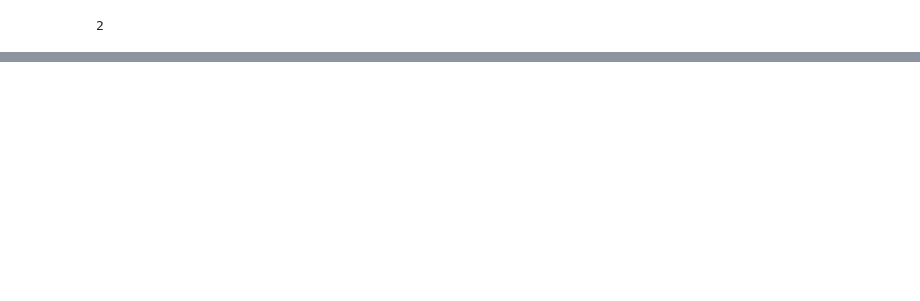
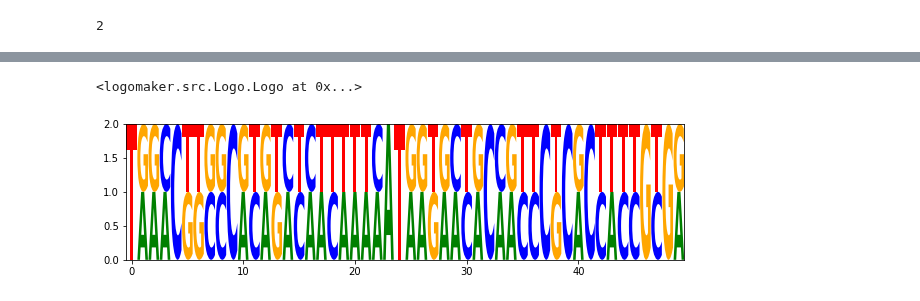
Before and after one commit to L-F-S/cas_mining, a Jupyter notebook: 8pamsearch/23-09-2019_search_for_PAMS.ipynb, the cells around one changed output, grey strips where cells are left out. Saved outputs shown, nothing was run; the diff lists cells and outputs as text; code cells hidden in the pictures; blank space fills up the shorter version.

```diff
--- a/8pamsearch/23-09-2019_search_for_PAMS.ipynb
+++ b/8pamsearch/23-09-2019_search_for_PAMS.ipynb
@@ -351,0 +393,5 @@ lm.Logo(counts_mat)
+# %%
+
+counts_mat = lm.alignment_to_matrix(downstream_seqs_rvc)
+counts_mat.to_csv(outdir+"downstream_rvc.pileup")
+counts_mat.head()
@@ -351,0 +406,5 @@ lm.Logo(counts_mat)
+# %%
+lm.Logo(counts_mat)
+# %% [output]
+<logomaker.src.Logo.Logo at 0x...>
+[figure, added]
```
Also changed, not shown: parts of 34 cells of this notebook.
